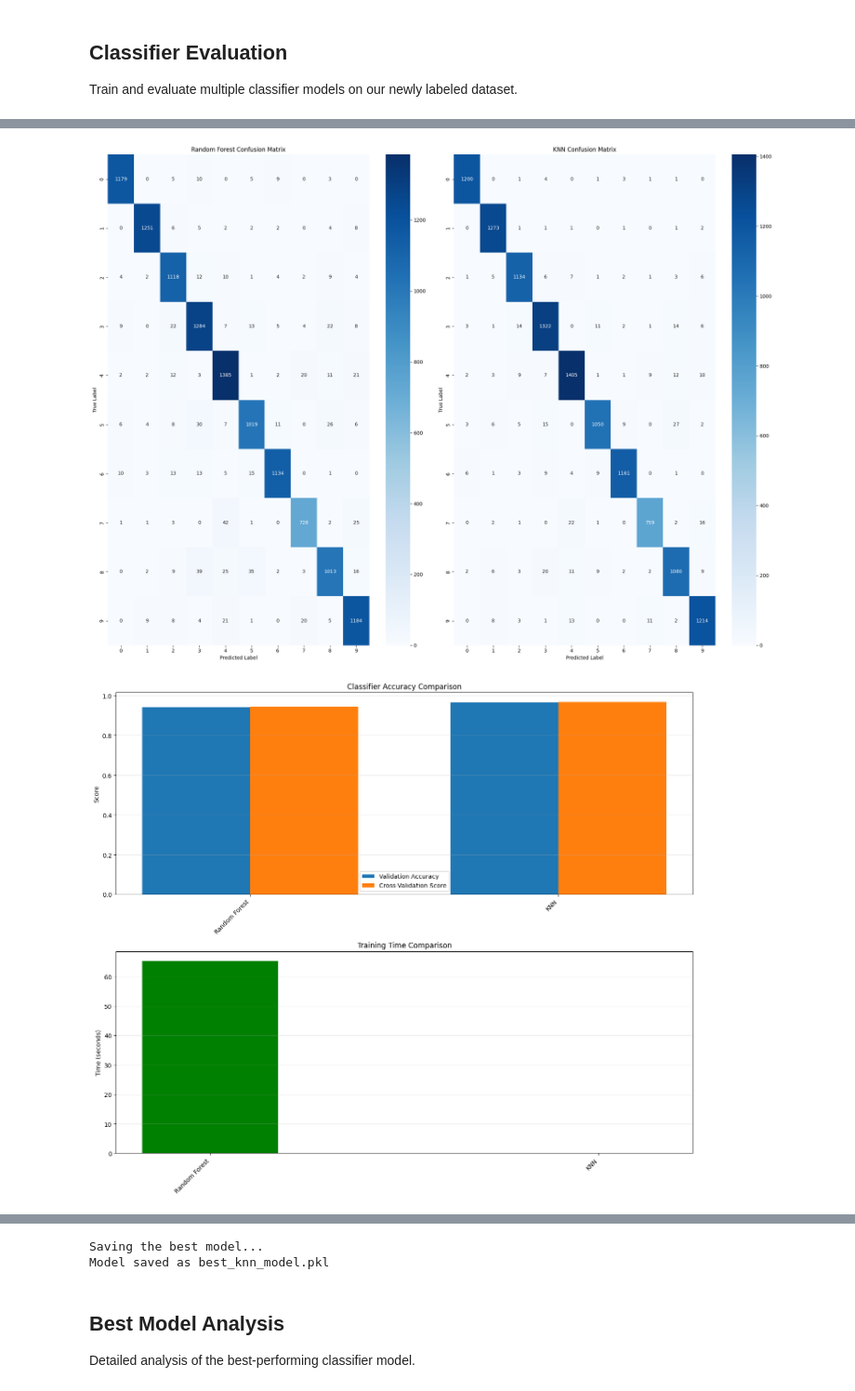
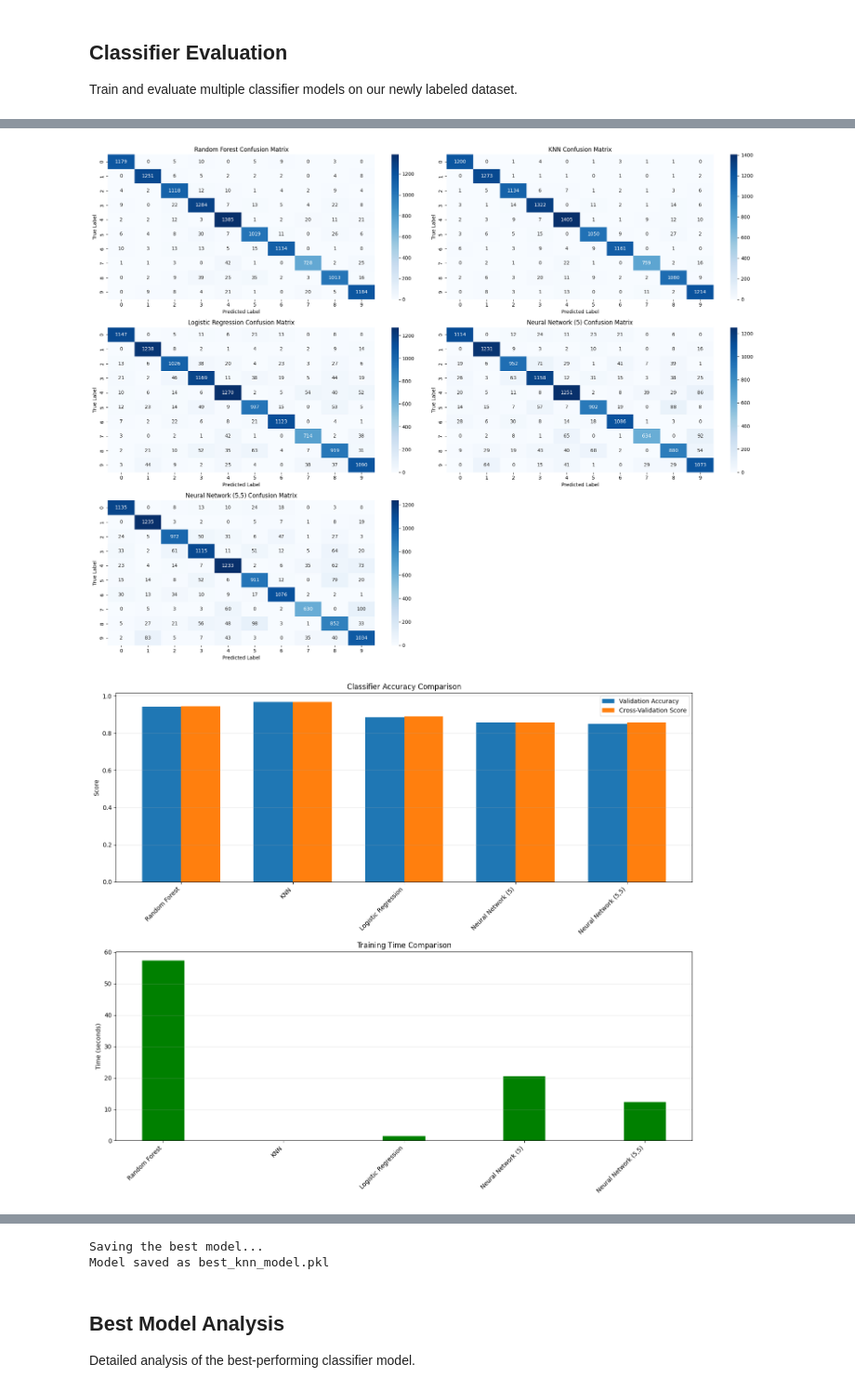
Before and after one commit to rmkprabhu/PML-project-IITB, a Jupyter notebook: MNIST-image-processing.ipynb, the cells around one changed output, grey strips where cells are left out. Shown at 93% size. Cells and saved outputs as stored; diff of their text form; code cells hidden in the pictures.

```diff
--- a/MNIST-image-processing.ipynb
+++ b/MNIST-image-processing.ipynb
@@ -610,10 +610,10 @@ def evaluate_classifiers(X_train, Y_train, test_size=0.2, random_state=42):
         "Random Forest": RandomForestClassifier(n_estimators=100, min_samples_leaf=2, class_weight='balanced', random_state=random_state),
         #"SVM (RBF)": SVC(kernel='rbf', C=10, gamma='scale', probability=True, class_weight='balanced', random_state=random_state),
         #"SVM (Linear)": SVC(kernel='linear', probability=True, class_weight='balanced', random_state=random_state),
-        "KNN": KNeighborsClassifier(n_neighbors=5)
-        #"Logistic Regression": LogisticRegression(max_iter=1000, class_weight='balanced', random_state=random_state),
-        #"Neural Network (5)": MLPClassifier(hidden_layer_sizes=(5,), max_iter=1000, random_state=random_state),
-        #"Neural Network (5,5)": MLPClassifier(hidden_layer_sizes=(5,5), max_iter=1000, random_state=random_state)
+        "KNN": KNeighborsClassifier(n_neighbors=5),
+        "Logistic Regression": LogisticRegression(max_iter=1000, class_weight='balanced', random_state=random_state),
+        "Neural Network (5)": MLPClassifier(hidden_layer_sizes=(5,), max_iter=1000, random_state=random_state),
+        "Neural Network (5,5)": MLPClassifier(hidden_layer_sizes=(5,5), max_iter=1000, random_state=random_state)
     }
 
     # Results storage
@@ -778,5 +784,5 @@ KNN                       0.9665     0.0040s        0.9677
-[figure, old version]
+[figure, new version]
-[figure, old version]
+[figure, new version]
 === BEST MODEL ===
 Best classifier: KNN
 Validation accuracy: 0.9665
```
Also changed, not shown: parts of 3 cells of this notebook.
